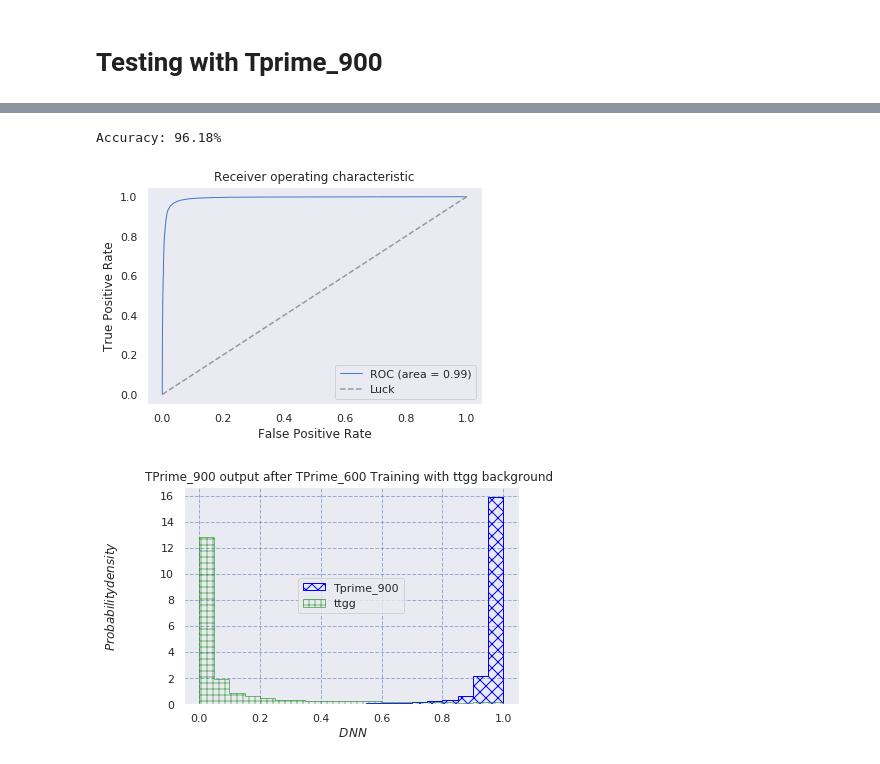
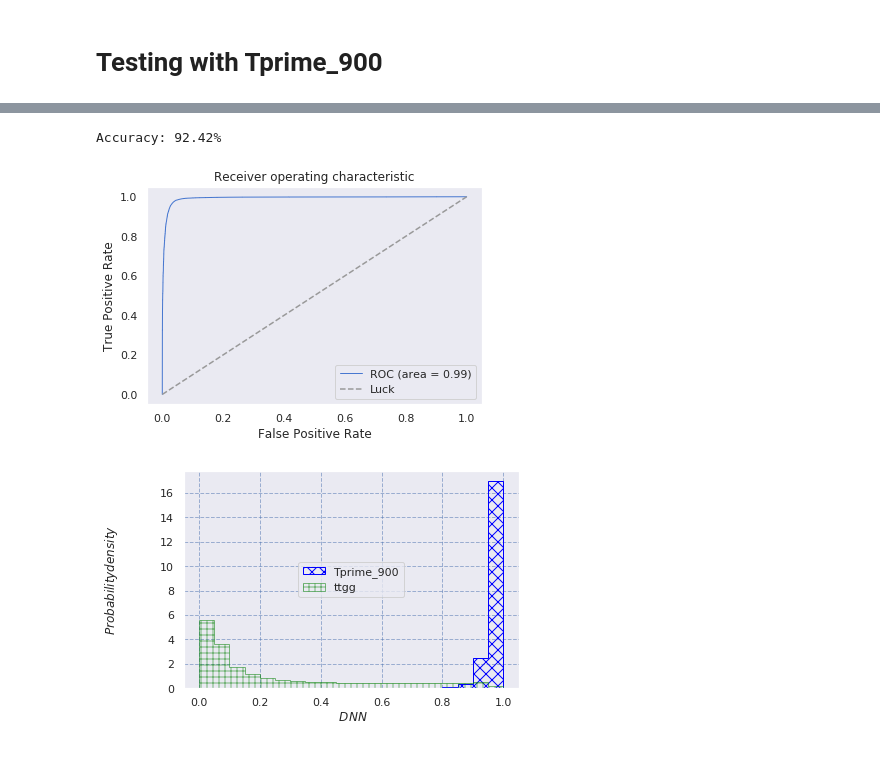
Before and after one commit to raj2022/Analysis_CMS_CERN, a Jupyter notebook: Codes/Training with TPrime_600GeV_&_ttgg_As_ background.ipynb, the cells around one changed output, grey strips where cells are left out. Cells and saved outputs as stored; diff of their text form; code cells hidden in the pictures.

```diff
--- a/Codes/Training with TPrime_600GeV_&_ttgg_As_ background.ipynb
+++ b/Codes/Training with TPrime_600GeV_&_ttgg_As_ background.ipynb
@@ -105,6 +142,6 @@ columns = ['dipho_pt',
 # %%
-signal_Tprime600 = root2array(signal, treeName_signal, columns)   #Signal TPrime at 600TeV
-back_ttgg = root2array(back_1, treeName_back_1, columns)
+signal_Tprime600 = root2array(signal, treeName_signal, variables)   #Signal TPrime at 600TeV
+back_ttgg = root2array(back_1, treeName_back_1, variables)
 # %%
 signal_Tprime600 = pd.DataFrame(signal_Tprime600)            #Signal for the testing
 back_ttgg = pd.DataFrame(back_ttgg)
@@ -344,3 +386,5 @@ Loaded model from disk
+# %%
+loaded_model = load_model("model(with ttgg as background and TPrime_600 signal_train).h5")
 # %%
 # evaluate loaded model on test data of TPrime_600
 loaded_model.compile(loss='binary_crossentropy', optimizer='adam', metrics=['accuracy'])
@@ -542,7 +608,7 @@ f.Close()
 # Load Testing dataset
 signal_1 = '/eos/user/p/prsaha/for_Shivam/output_TprimeBToTH_Hgg_M-900_LH_TuneCP5_PSweights_13TeV-madgraph_pythia8.root/'
 treeName_signal_1 = "tagsDumper/trees/Tprime_900_13TeV_THQLeptonicTag"
-signal_Tprime900 = root2array(signal_1, treeName_signal_1, columns)   #Signal TPrime at 600TeV
+signal_Tprime900 = root2array(signal_1, treeName_signal_1, variables)   #Signal TPrime at 600TeV
 # %%
 signal_Tprime900;
 signal_Tprime900 = pd.DataFrame(signal_Tprime900)
@@ -564,14 +630,14 @@ score = loaded_model.evaluate(X_2_test, y_2_test)
 # %%
 # Final evaluation of the model for DNN
 # Testing Outputs
-scores = clf.evaluate(X_2_test, y_2_test, verbose=0)
+scores = loaded_model.evaluate(X_2_test, y_2_test, verbose=0)
 print("Accuracy: %.2f%%" % (scores[1]*100))
 # %% [output]
-Accuracy: 96.18%
+Accuracy: 92.42%
 # %%
 from sklearn.metrics import roc_curve, auc
 
-decisions = clf.predict(X_2_test)
+decisions = loaded_model.predict(X_2_test)
 
 # Compute ROC curve and area under the curve
 fpr, tpr, thresholds = roc_curve(y_2_test, decisions)
@@ -589,34 +655,34 @@ plt.grid()
 # plt.savefig("ROC_curve.png")
 plt.show()
 # %% [output]
-[figure, old version]
+[figure, new version]
 # %%
 import matplotlib
 plt.figure()                                     # new window
 matplotlib.rcParams.update({'font.size':14})     # set all font sizes
-tTest = clf.predict(X_2_test)
+tTest = loaded_model.predict(X_2_test)
 # if hasattr(clf, "decision_function"):
 #     tTest = clf.decision_function(X_test)        # if available use decision_function
 # else:
 #     tTest = clf.predict_proba(X_test)[:,1]       # for e.g. MLP need to use predict_proba
-tBkg = tTest[y_2_test==0]
-tSig = tTest[y_2_test==1]
+tBkg_2 = tTest[y_2_test==0]
+tSig_2 = tTest[y_2_test==1]
 nBins = 20
 tMin = np.floor(np.min(tTest))
 tMax = np.ceil(np.max(tTest))
 bins = np.linspace(tMin, tMax, nBins+1)
 # plt.title('Multilayer perceptron')
 plt.xlabel(' $DNN$', labelpad=3)
 plt.ylabel('$Probability density$', labelpad=40)
-n, bins, patches = plt.hist(tSig, bins=bins, density=True, histtype='step', fill=False, color ='dodgerblue' ,edgecolor = 'blue', hatch = 'XX',label='Tprime_900')
-n, bins, patches = plt.hist(tBkg, bins=bins, density=True, histtype='step', fill=False,color = 'red' ,alpha=0.5, edgecolor = 'green', hatch='++', label = 'ttgg')
+n, bins, patches = plt.hist(tSig_2, bins=bins, density=True, histtype='step', fill=False, color ='dodgerblue' ,edgecolor = 'blue', hatch = 'XX',label='Tprime_900')
+n, bins, patches = plt.hist(tBkg_2, bins=bins, density=True, histtype='step', fill=False,color = 'red' ,alpha=0.5, edgecolor = 'green', hatch='++', label = 'ttgg')
 plt.grid(color = 'b', alpha = 0.5, linestyle = 'dashed')
 plt.legend(loc='center')
-plt.title('TPrime_900 output after TPrime_600 Training with ttgg background ')
+plt.title('')
 # plt.savefig('/eos/home-s/sraj/M.Sc._Thesis/Plot_M.Sc._thesis/Plot_with_HDF5_files/''output_TPrime1200_all_background.png')
 plt.show()
 # %% [output]
-[figure, old version]
+[figure, new version]
 # %%
 f = TFile("/eos/home-s/sraj/M.Sc._Thesis/Plot_M.Sc._thesis/ROOT_output/MyrootFile_after_training_Tprime_600_ttgg_background_test_with_TPrime900.root", "RECREATE")
 # tree = TTree("root",  )
```
Also changed, not shown: parts of 50 cells of this notebook, 1 other file.
